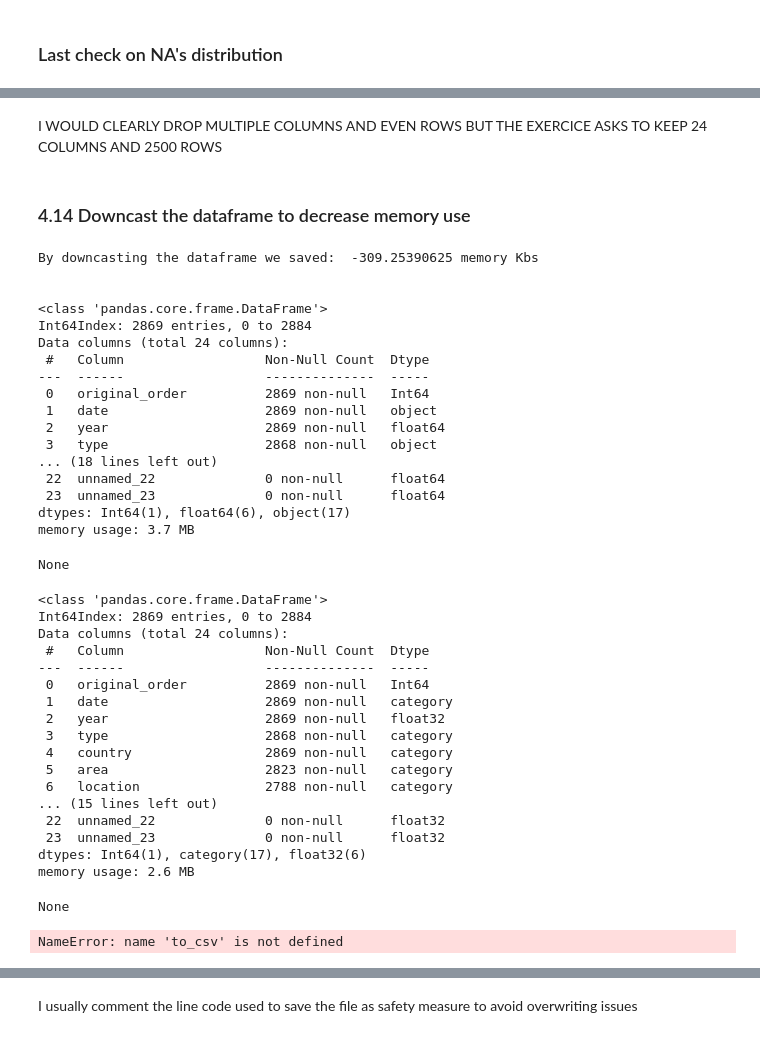
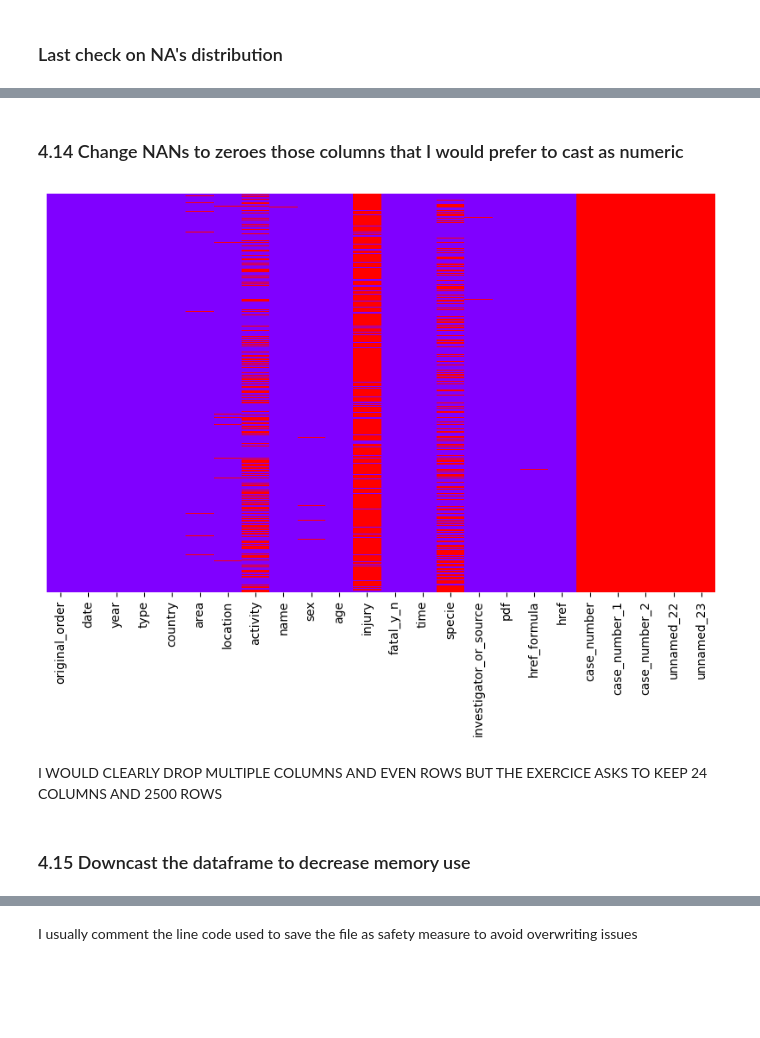
Before and after one commit to maluque/Data_Sharkleaner, a Jupyter notebook: scr/mlg_cleaning.ipynb, the cells around one changed output, grey strips where cells are left out. Drawn from its saved outputs; the diff is of its cells as text; code cells hidden in the pictures; blank space fills up the shorter version.

```diff
--- a/scr/mlg_cleaning.ipynb
+++ b/scr/mlg_cleaning.ipynb
@@ -763,57 +771,24 @@ mlg.na_heatmap(sharks13)
+# %% [markdown]
+### 4.14 Change NANs to zeroes those columns that I would prefer to cast as numeric
+# %%
+sharks15=sharks14.copy()
+
+sharks15["time"] = pd.to_numeric(sharks15["time"], errors="coerce").fillna(0).astype(int)
+
+sharks15["age"] = sharks15["age"].astype(int)
+
+sharks15[["time"]].fillna(0, inplace=True)
+sharks15[["year"]].fillna(0, inplace=True)
+sharks15[["age"]].fillna(0, inplace=True)
+
+sharks15[["year"]]=sharks15[["year"]].convert_dtypes()
+sharks15[["age"]]=sharks15[["age"]].convert_dtypes()
+# %%
+mlg.na_heatmap(sharks15)
+# %% [output]
+[figure, added]
 # %% [markdown]
 I WOULD CLEARLY DROP MULTIPLE COLUMNS AND EVEN ROWS BUT THE EXERCICE ASKS TO KEEP 24 COLUMNS AND 2500 ROWS
 # %% [markdown]
-### 4.14 Downcast the dataframe to decrease memory use
+### 4.15 Downcast the dataframe to decrease memory use
-# %%
-sharks_clean=sharks13.copy()
-
-sharks_clean=mlg.reduc_mem(sharks_clean)
-
-AA=sharks13.memory_usage().sum()/ 1024  # Convert bytes to kilobytes
-BB=sharks_clean.memory_usage().sum()/ 1024  # Convert bytes to kilobytes
-
-print("\n")
-print('By downcasting the dataframe we saved: ', AA - BB, "memory Kbs")
-print("\n")
-
-display(sharks13.info(memory_usage='deep'))
-display(sharks_clean.info(memory_usage='deep'))
-# %% [output]
-By downcasting the dataframe we saved:  -309.25390625 memory Kbs
-
-
-<class 'pandas.core.frame.DataFrame'>
-Int64Index: 2869 entries, 0 to 2884
-Data columns (total 24 columns):
- #   Column                  Non-Null Count  Dtype
----  ------                  --------------  -----
- 0   original_order          2869 non-null   Int64
- 1   date                    2869 non-null   object
- 2   year                    2869 non-null   float64
- 3   type                    2868 non-null   object
-... (18 lines left out)
- 22  unnamed_22              0 non-null      float64
- 23  unnamed_23              0 non-null      float64
-dtypes: Int64(1), float64(6), object(17)
-memory usage: 3.7 MB
-None
-<class 'pandas.core.frame.DataFrame'>
-Int64Index: 2869 entries, 0 to 2884
-Data columns (total 24 columns):
- #   Column                  Non-Null Count  Dtype
----  ------                  --------------  -----
- 0   original_order          2869 non-null   Int64
- 1   date                    2869 non-null   category
- 2   year                    2869 non-null   float32
- 3   type                    2868 non-null   category
- 4   country                 2869 non-null   category
- 5   area                    2823 non-null   category
- 6   location                2788 non-null   category
-... (15 lines left out)
- 22  unnamed_22              0 non-null      float32
- 23  unnamed_23              0 non-null      float32
-dtypes: Int64(1), category(17), float32(6)
-memory usage: 2.6 MB
-None
-NameError: name 'to_csv' is not defined
 # %%
```
Also changed, not shown: parts of 32 cells of this notebook, 3 other files.
